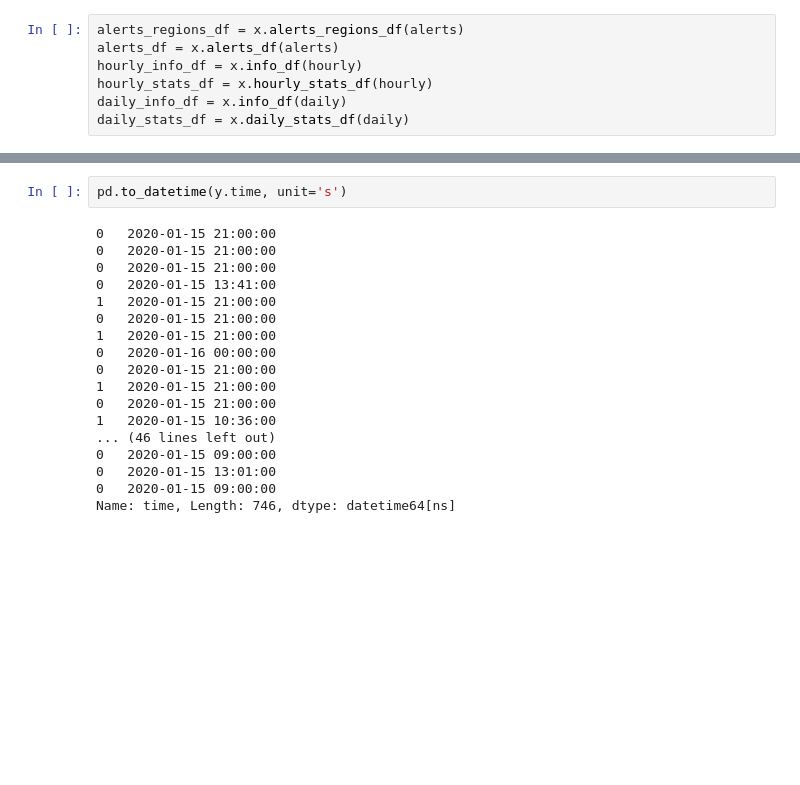
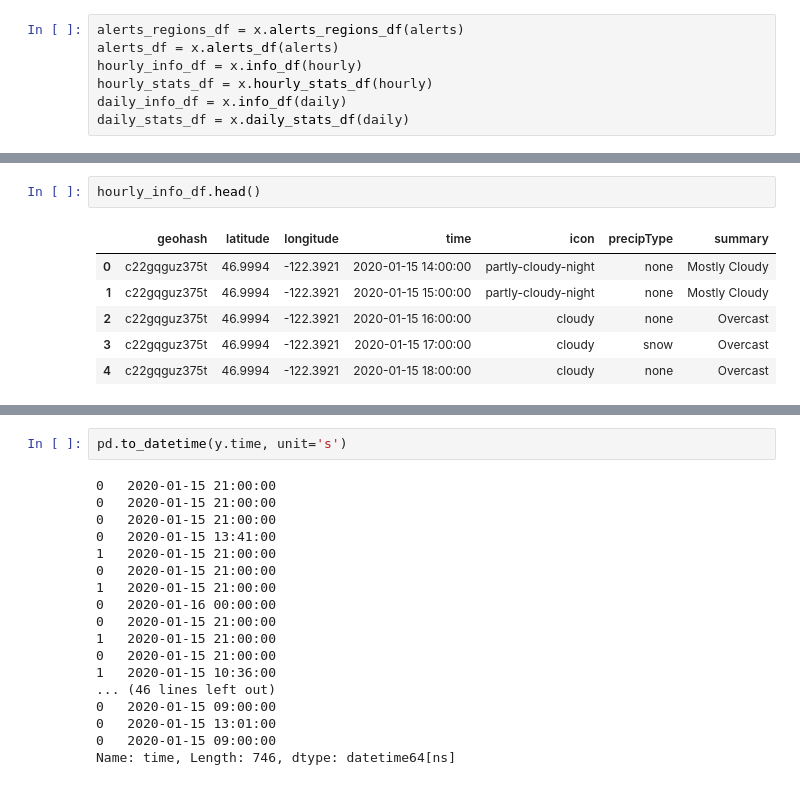
Before and after one commit to dlm6693/dark-sky-integration, a Jupyter notebook: Untitled.ipynb, the cells around one changed output, grey strips where cells are left out. Saved outputs shown, nothing was run; the diff lists cells and outputs as text; blank space fills up the shorter version.

```diff
--- a/Untitled.ipynb
+++ b/Untitled.ipynb
@@ -561,3 +619,12 @@ alerts_df.head()
 | 0 | c291mtz2d0q7 | 48.0639 | -122.0920 | 2020-01-15 21:00:00 | High Wind Warning | warning | 1579154400 | ...HIGH WIND WARNING IN EFFECT FR... | https://alerts.weather.gov/cap/ww... |
 | 0 | c283ybxb1qz2 | 48.1229 | -123.0911 | 2020-01-15 13:41:00 | Winter Storm Warning | warning | 1579132800 | ...WINTER STORM WARNING REMAINS I... | https://alerts.weather.gov/cap/ww... |
 | 1 | c283ybxb1qz2 | 48.1229 | -123.0911 | 2020-01-15 21:00:00 | Wind Advisory | advisory | 1579154400 | ...WIND ADVISORY IN EFFECT FROM 1... | https://alerts.weather.gov/cap/ww... |
+# %%
+hourly_info_df.head()
+# %% [output]
+|  | geohash | latitude | longitude | time | icon | precipType | summary |
+| 0 | c22gqguz375t | 46.9994 | -122.3921 | 2020-01-15 14:00:00 | partly-cloudy-night | none | Mostly Cloudy |
+| 1 | c22gqguz375t | 46.9994 | -122.3921 | 2020-01-15 15:00:00 | partly-cloudy-night | none | Mostly Cloudy |
+| 2 | c22gqguz375t | 46.9994 | -122.3921 | 2020-01-15 16:00:00 | cloudy | none | Overcast |
+| 3 | c22gqguz375t | 46.9994 | -122.3921 | 2020-01-15 17:00:00 | cloudy | snow | Overcast |
+| 4 | c22gqguz375t | 46.9994 | -122.3921 | 2020-01-15 18:00:00 | cloudy | none | Overcast |
```
Also changed, not shown: parts of 25 cells of this notebook, 12 other files.
